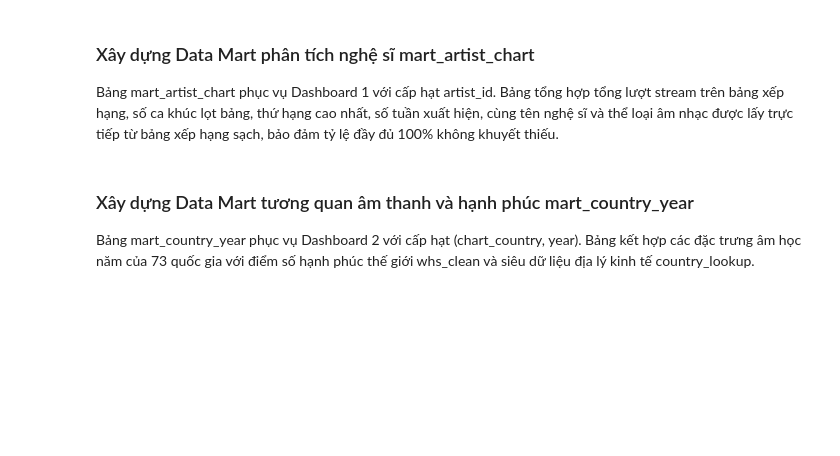
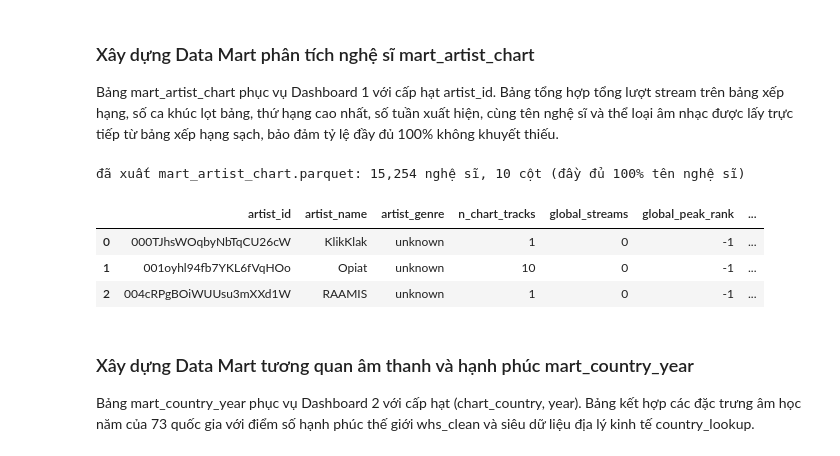
Before and after one commit to lyhiahan/Spotify_Audio_Trends_Analytics, a Jupyter notebook: notebooks/01_preprocess.ipynb, the cells around one changed output. Drawn from its saved outputs; the diff is of its cells as text; code cells hidden in the pictures; blank space fills up the shorter version.

```diff
--- a/notebooks/01_preprocess.ipynb
+++ b/notebooks/01_preprocess.ipynb
@@ -1524,21 +1524,49 @@ display(df_mart_audio_weekly.head(3))
 Bảng mart_artist_chart phục vụ Dashboard 1 với cấp hạt artist_id. Bảng tổng hợp tổng lượt stream trên bảng xếp hạng, số ca khúc lọt bảng, thứ hạng cao nhất, số tuần xuất hiện, cùng tên nghệ sĩ và thể loại âm nhạc được lấy trực tiếp từ bảng xếp hạng sạch, bảo đảm tỷ lệ đầy đủ 100% không khuyết thiếu.
 # %%
 # Tổng hợp chỉ số thành tích trên bảng xếp hạng của từng nghệ sĩ từ charts_clean
-df_mart_artist = df_charts_clean.groupby("artist_id", observed=True).agg(
-    artist_name=("artist_names", "first"),
-    artist_genre=("artist_genre", "first"),
-    chart_streams=("streams", "sum"),
-    n_chart_tracks=("track_id", "nunique"),
-    peak_rank=("rank", "min"),
-    weeks_on_chart=("week", "nunique")
+# Phân tách Global và Country để tránh đếm trùng lượt streams và ghi nhận đúng tên nghệ sĩ độc lập
+
+df_global = df_charts_clean[df_charts_clean['chart_country'] == 'Global']
+df_country = df_charts_clean[df_charts_clean['chart_country'] != 'Global']
+
+artist_base = df_charts_clean.groupby('artist_id', observed=True).agg(
+    artist_name=('artist_individual', 'first'),
+    artist_genre=('artist_genre', 'first'),
+    n_chart_tracks=('track_id', 'nunique')
 ).reset_index()
+
+global_agg = df_global.groupby('artist_id', observed=True).agg(
+    global_streams=('streams', 'sum'),
+    global_peak_rank=('rank', 'min'),
+    global_weeks_on_chart=('week', 'nunique')
+).reset_index()
+
+country_agg = df_country.groupby('artist_id', observed=True).agg(
+    country_streams=('streams', 'sum'),
+    country_peak_rank=('rank', 'min'),
+    country_weeks_on_chart=('week', 'nunique')
+).reset_index()
+
+df_mart_artist = artist_base.merge(global_agg, on='artist_id', how='left').merge(country_agg, on='artist_id', how='left')
+df_mart_artist['global_streams'] = df_mart_artist['global_streams'].fillna(0).astype('int64')
+df_mart_artist['country_streams'] = df_mart_artist['country_streams'].fillna(0).astype('int64')
+df_mart_artist['global_weeks_on_chart'] = df_mart_artist['global_weeks_on_chart'].fillna(0).astype('int64')
+df_mart_artist['country_weeks_on_chart'] = df_mart_artist['country_weeks_on_chart'].fillna(0).astype('int64')
+df_mart_artist['global_peak_rank'] = df_mart_artist['global_peak_rank'].fillna(-1).astype('int64')
+df_mart_artist['country_peak_rank'] = df_mart_artist['country_peak_rank'].fillna(-1).astype('int64')
 
 # Xuất dữ liệu nghệ sĩ xếp hạng ra định dạng parquet
 mart_artist_out_path = "../data/processed/mart_artist_chart.parquet"
 df_mart_artist.to_parquet(mart_artist_out_path, index=False)
 
 print(f"đã xuất mart_artist_chart.parquet: {len(df_mart_artist):,} nghệ sĩ, {len(df_mart_artist.columns)} cột (đầy đủ 100% tên nghệ sĩ)")
 display(df_mart_artist.head(3))
+# %% [output]
+đã xuất mart_artist_chart.parquet: 15,254 nghệ sĩ, 10 cột (đầy đủ 100% tên nghệ sĩ)
+|  | artist_id | artist_name | artist_genre | n_chart_tracks | global_streams | global_peak_rank | ... |
+| 0 | 000TJhsWOqbyNbTqCU26cW | KlikKlak | unknown | 1 | 0 | -1 | ... |
+| 1 | 001oyhl94fb7YKL6fVqHOo | Opiat | unknown | 10 | 0 | -1 | ... |
+| 2 | 004cRPgBOiWUUsu3mXXd1W | RAAMIS | unknown | 1 | 0 | -1 | ... |
 # %% [markdown]
 ### Xây dựng Data Mart tương quan âm thanh và hạnh phúc mart_country_year
 Bảng mart_country_year phục vụ Dashboard 2 với cấp hạt (chart_country, year). Bảng kết hợp các đặc trưng âm học năm của 73 quốc gia với điểm số hạnh phúc thế giới whs_clean và siêu dữ liệu địa lý kinh tế country_lookup.
```
Also changed, not shown: parts of 7 cells of this notebook, 11 other files.
